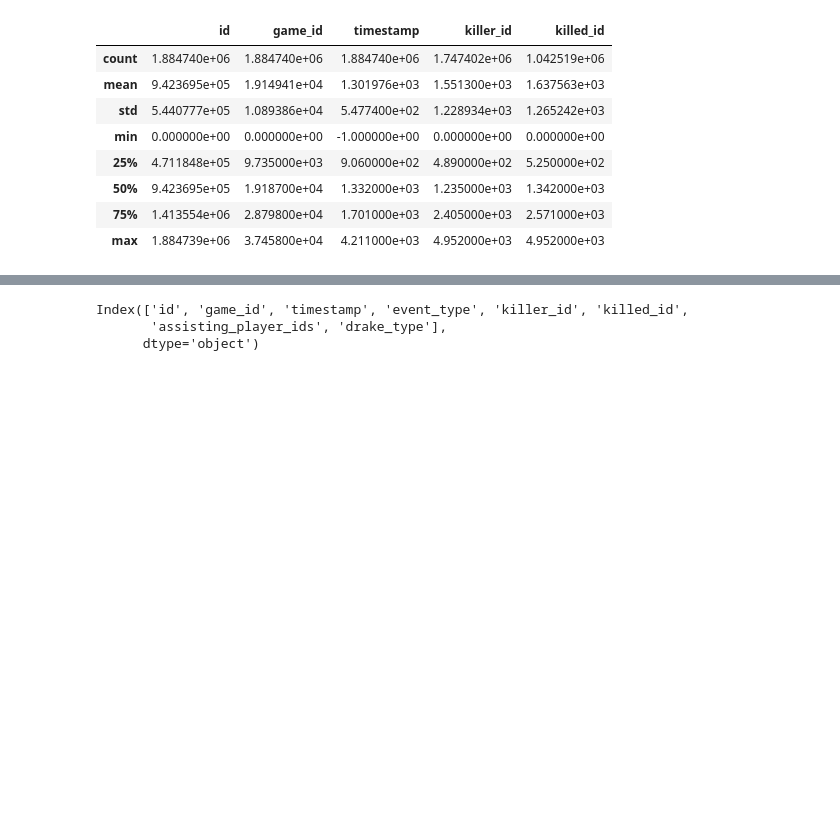
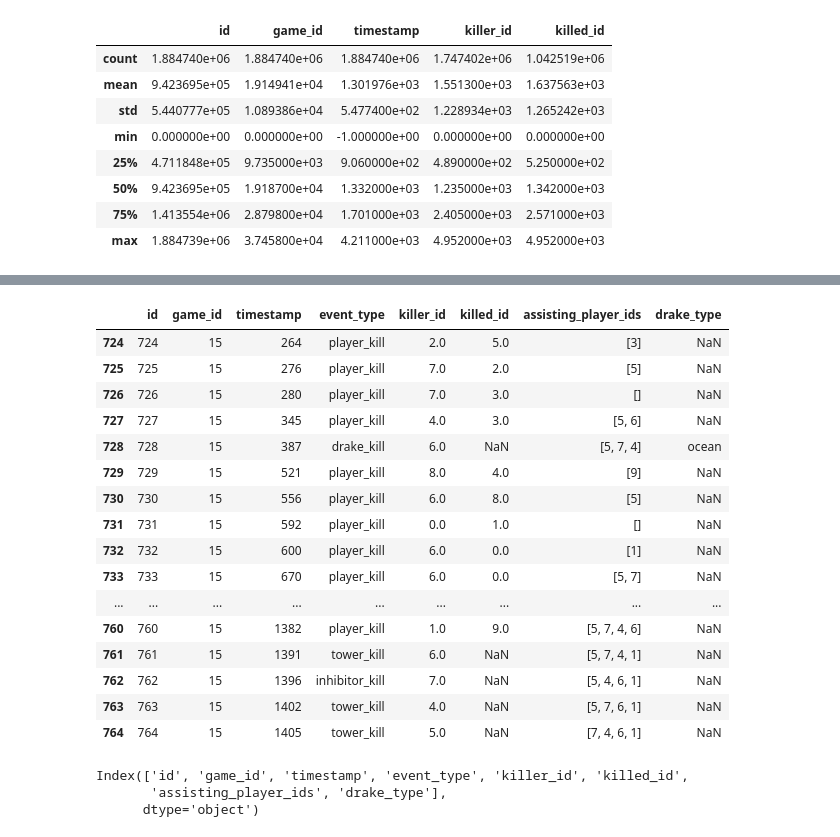
Before and after one commit to blaugrana11/ML-model_LoL, a Jupyter notebook: notebooks/model2.ipynb, the cells around one changed output, grey strips where cells are left out. Drawn from its saved outputs; the diff is of its cells as text; code cells hidden in the pictures; blank space fills up the shorter version.

```diff
--- a/notebooks/model2.ipynb
+++ b/notebooks/model2.ipynb
@@ -35,3 +56,30 @@ game_events_data.tail(100)
+# %%
+# Filtrer les lignes selon les conditions
+filtered_data = game_events_data.loc[
+    # (game_events_data['killer_id'] == 2734.0) &
+    (game_events_data['game_id'] == 15)
+]
+
+# Afficher le résultat
+filtered_data
+# %% [output]
+|  | id | game_id | timestamp | event_type | killer_id | killed_id | assisting_player_ids | drake_type |
+| 724 | 724 | 15 | 264 | player_kill | 2.0 | 5.0 | [3] | NaN |
+| 725 | 725 | 15 | 276 | player_kill | 7.0 | 2.0 | [5] | NaN |
+| 726 | 726 | 15 | 280 | player_kill | 7.0 | 3.0 | [] | NaN |
+| 727 | 727 | 15 | 345 | player_kill | 4.0 | 3.0 | [5, 6] | NaN |
+| 728 | 728 | 15 | 387 | drake_kill | 6.0 | NaN | [5, 7, 4] | ocean |
+| 729 | 729 | 15 | 521 | player_kill | 8.0 | 4.0 | [9] | NaN |
+| 730 | 730 | 15 | 556 | player_kill | 6.0 | 8.0 | [5] | NaN |
+| 731 | 731 | 15 | 592 | player_kill | 0.0 | 1.0 | [] | NaN |
+| 732 | 732 | 15 | 600 | player_kill | 6.0 | 0.0 | [1] | NaN |
+| 733 | 733 | 15 | 670 | player_kill | 6.0 | 0.0 | [5, 7] | NaN |
+| ... | ... | ... | ... | ... | ... | ... | ... | ... |
+| 760 | 760 | 15 | 1382 | player_kill | 1.0 | 9.0 | [5, 7, 4, 6] | NaN |
+| 761 | 761 | 15 | 1391 | tower_kill | 6.0 | NaN | [5, 7, 4, 1] | NaN |
+| 762 | 762 | 15 | 1396 | inhibitor_kill | 7.0 | NaN | [5, 4, 6, 1] | NaN |
+| 763 | 763 | 15 | 1402 | tower_kill | 4.0 | NaN | [5, 7, 6, 1] | NaN |
+| 764 | 764 | 15 | 1405 | tower_kill | 5.0 | NaN | [7, 4, 6, 1] | NaN |
 # %%
 game_events_data.columns
 # %% [output]
```
Also changed, not shown: parts of 3 cells of this notebook, 4 other files.
